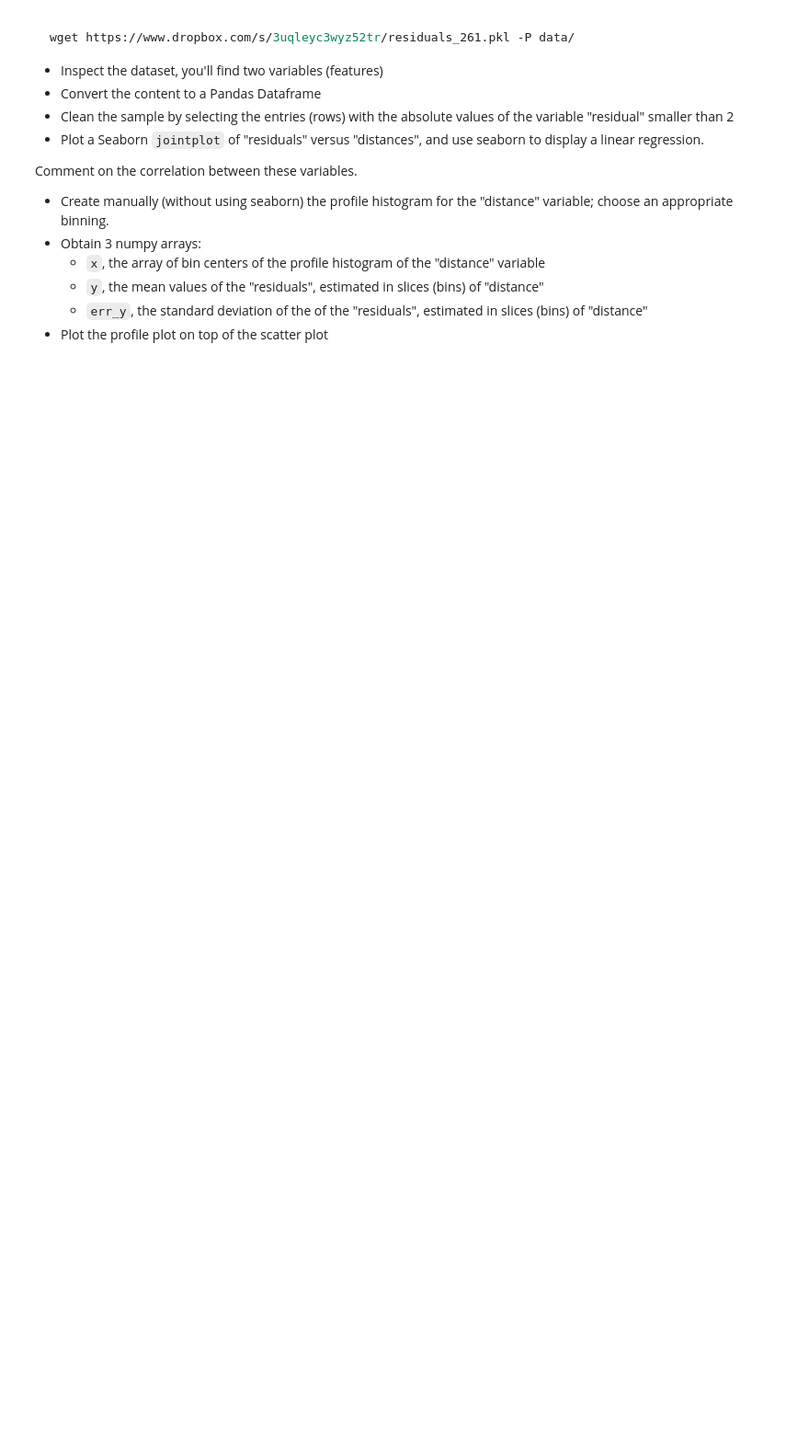
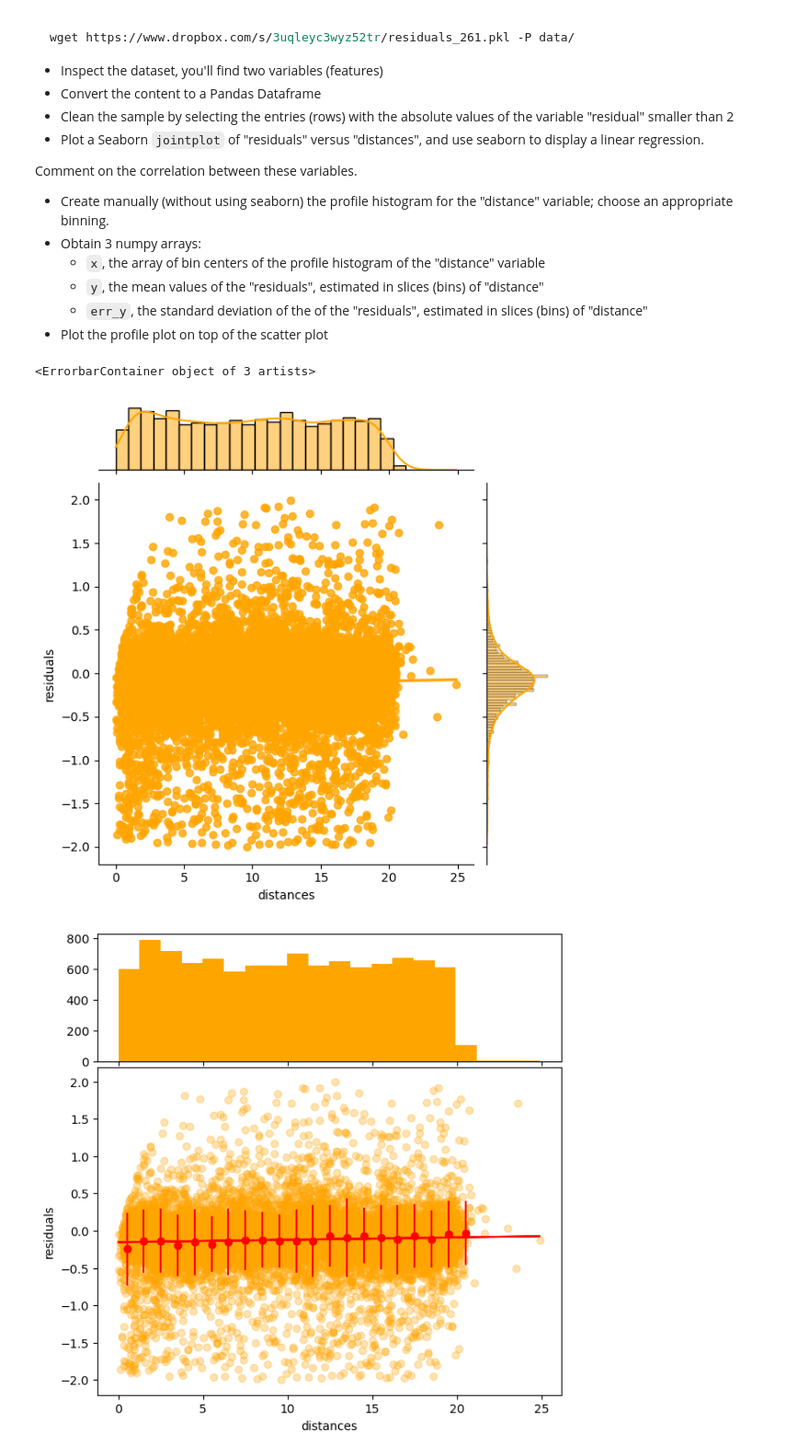
Before and after one commit to zucchett/ScientificComputingWithPython2022, a Jupyter notebook: 07ex_visualization.ipynb, the cells around one changed output. Shown at 92% size. Drawn from its saved outputs; the diff is of its cells as text; code cells hidden in the pictures; blank space fills up the shorter version.

```diff
--- a/07ex_visualization.ipynb
+++ b/07ex_visualization.ipynb
@@ -47,6 +86,67 @@ Comment on the correlation between these variables.
   * `y`, the mean values of the "residuals", estimated in slices (bins) of "distance"
   * `err_y`, the standard deviation of the of the "residuals", estimated in slices (bins) of "distance"
 * Plot the profile plot on top of the scatter plot
+# %%
+import numpy as np
+from scipy import stats
+import IPython
+import pandas as pd
+import seaborn as sns
+import matplotlib.pyplot as plt
+
+data = dict(np.load('data/residuals_261.pkl', allow_pickle = True).item())
+#data = dict(np.load('data/residuals_261.pkl').item())
+
+df = pd.DataFrame(data)
+
+#Cleaning
+cleand=df[np.absolute(df['residuals']) < 2]
+cleand.head()
+
+#Linear regression
+slope, intercept, r_value, p_value, std_err = stats.linregress(cleand['distances'], cleand['residuals'])
+
+#Seaborn plot
+sns.jointplot(x = 'distances', y = 'residuals', data = cleand, kind = 'reg', color = 'orange')
+
+#Filling numpy arrays
+bins=8
+
+x=np.arange(0.5,21)
+y=np.zeros(21)
+erry=np.zeros(21)
+
+sort = cleand.sort_values(by='distances')
+dist = sort['distances'].values.copy()
+res = sort['residuals'].values.copy()
+
+j=0
+for i in range(21):
+    temp=[]
+    while dist[j] >= i/2 and dist[j] < i/2+1:
+        temp.append(res[j])
+        j +=1
+    y[i]=np.mean(np.array(temp))
+    erry[i]=np.std(np.array(temp))
+
+
+#Plot figures
+fig = plt.figure(figsize=(7 , 7))
+grid = plt.GridSpec(7, 4, hspace=0.1)
+
+ax1= fig.add_subplot(grid[:2, :])
+ax1.hist(cleand['distances'],20, color = 'orange')
+
+ax2= fig.add_subplot(grid[2:, :])
+ax2.set_xlabel('distances')
+ax2.set_ylabel('residuals')
+ax2.scatter(cleand['distances'],cleand['residuals'], alpha=0.3,label='Original data', color = 'orange')
+ax2.plot(cleand['distances'],cleand['distances']*slope+intercept,label='Regression', color='r')
+ax2.errorbar(x,y,erry,fmt='ro')
+# %% [output]
+<ErrorbarContainer object of 3 artists>
+[figure, added]
+[figure, added]
 # %% [markdown]
 4\. **Kernel Density Estimate**
 
```
Also changed, not shown: parts of 3 cells of this notebook, 1 other file.
